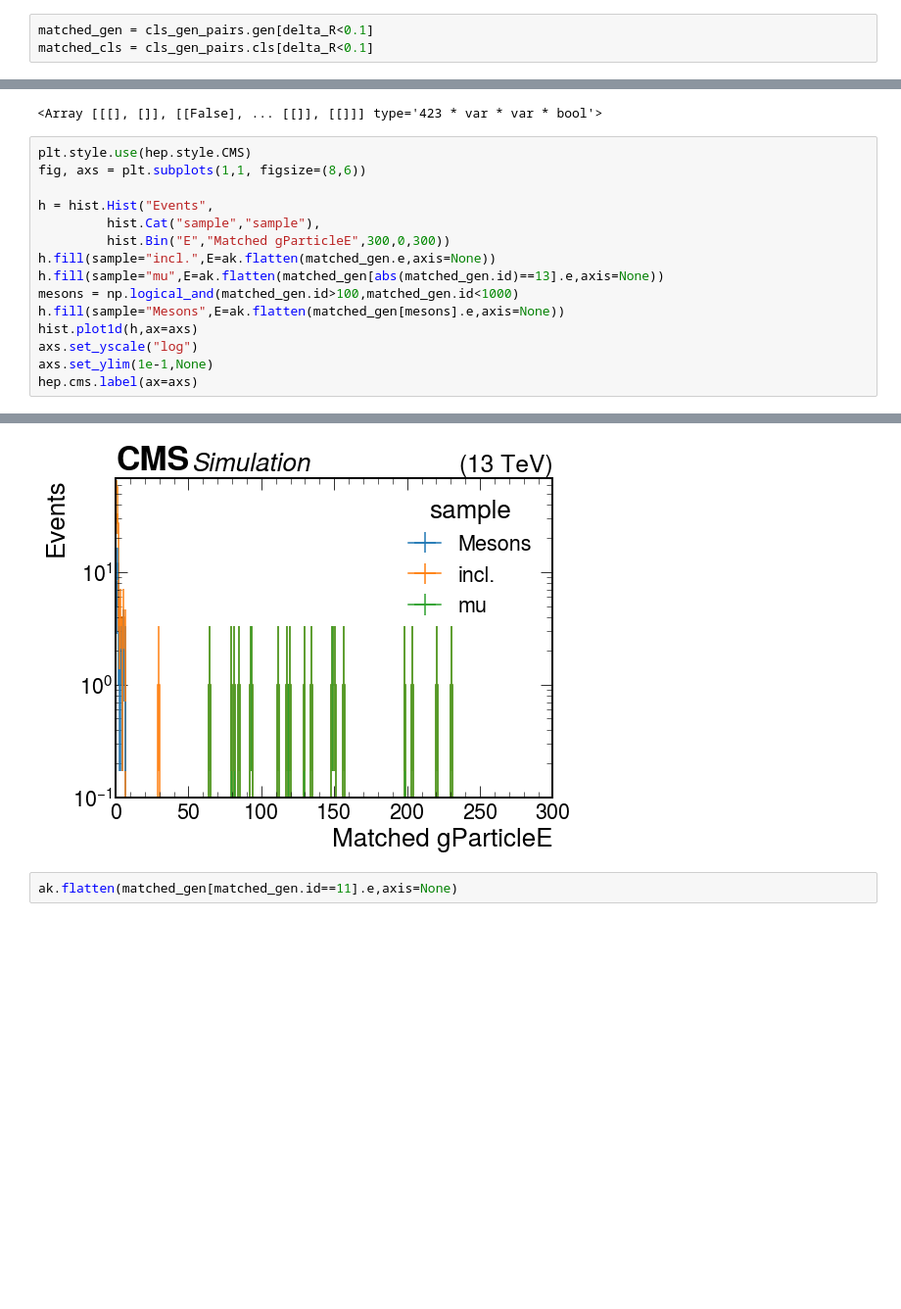
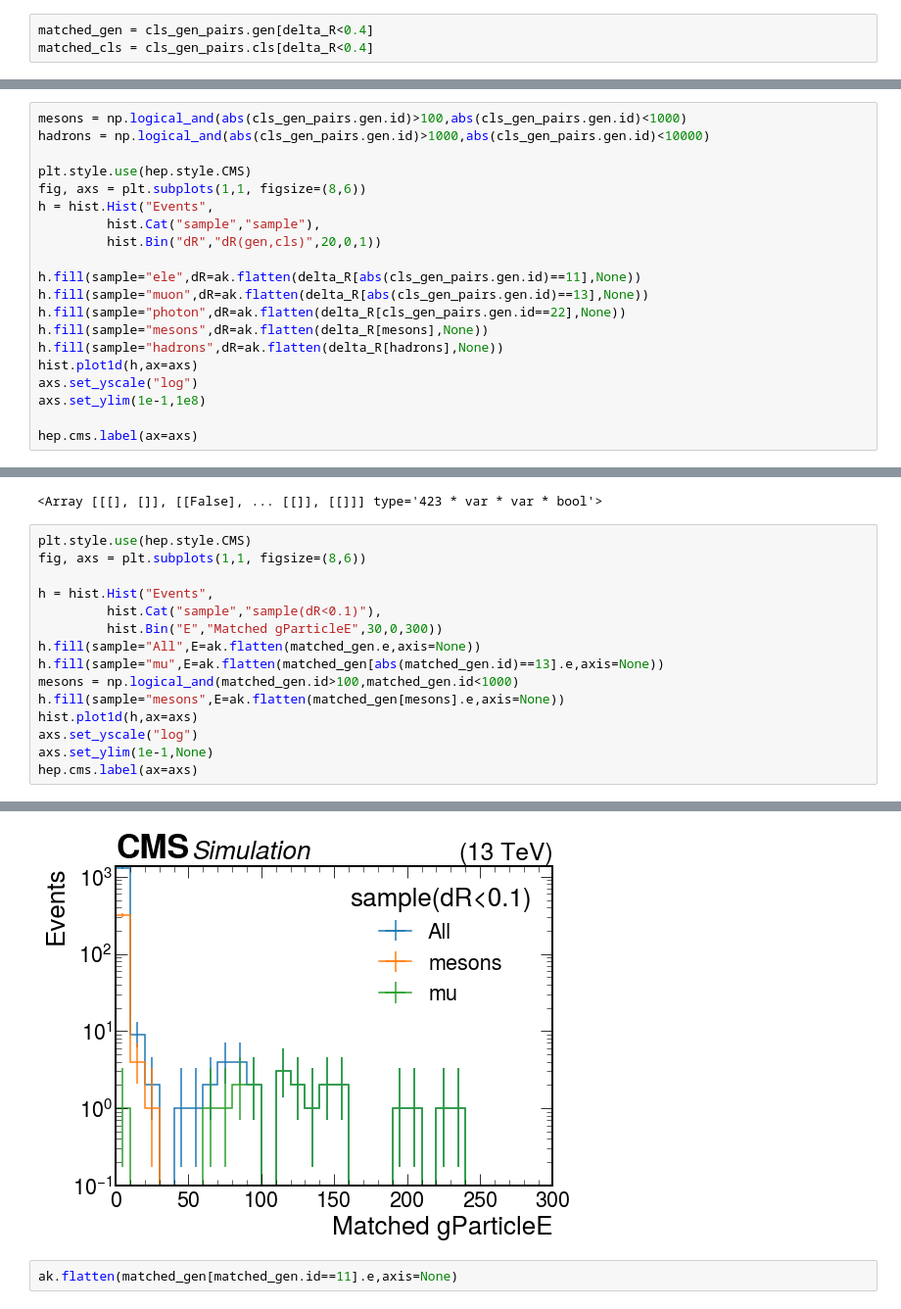
Before and after one commit to kakwok/LLP_coffea, a Jupyter notebook: notebook/SkimCheck.ipynb, the cells around one changed output, grey strips where cells are left out. Shown: that part at 98% size. Cells and saved outputs as stored; diff of their text form; blank space fills up the shorter version.

```diff
--- a/notebook/SkimCheck.ipynb
+++ b/notebook/SkimCheck.ipynb
@@ -120,5 +126,5 @@ Number of pairs of 2nd clusters in the first event =  418
 # comput all delta R between all pairs
 delta_R = cls_gen_pairs.cls.delta_r(cls_gen_pairs.gen)
 # %%
-matched_gen = cls_gen_pairs.gen[delta_R<0.1]
-matched_cls = cls_gen_pairs.cls[delta_R<0.1]
+matched_gen = cls_gen_pairs.gen[delta_R<0.4]
+matched_cls = cls_gen_pairs.cls[delta_R<0.4]
@@ -130,3 +158,23 @@ matched_gen.e
 np.unique(ak.flatten(np.abs(matched_gen.id),axis=None)).to_list()
 # %% [output]
 [11, 13, 22, 130, 211, 310, 321, 2112, 2212]
+# %%
+mesons = np.logical_and(abs(cls_gen_pairs.gen.id)>100,abs(cls_gen_pairs.gen.id)<1000)
+hadrons = np.logical_and(abs(cls_gen_pairs.gen.id)>1000,abs(cls_gen_pairs.gen.id)<10000)
+
+plt.style.use(hep.style.CMS)
+fig, axs = plt.subplots(1,1, figsize=(8,6))
+h = hist.Hist("Events",
+         hist.Cat("sample","sample"),
+         hist.Bin("dR","dR(gen,cls)",20,0,1))
+
+h.fill(sample="ele",dR=ak.flatten(delta_R[abs(cls_gen_pairs.gen.id)==11],None))
+h.fill(sample="muon",dR=ak.flatten(delta_R[abs(cls_gen_pairs.gen.id)==13],None))
+h.fill(sample="photon",dR=ak.flatten(delta_R[cls_gen_pairs.gen.id==22],None))
+h.fill(sample="mesons",dR=ak.flatten(delta_R[mesons],None))
+h.fill(sample="hadrons",dR=ak.flatten(delta_R[hadrons],None))
+hist.plot1d(h,ax=axs)
+axs.set_yscale("log")
+axs.set_ylim(1e-1,1e8)
+
+hep.cms.label(ax=axs)
@@ -154,22 +208,22 @@ abs(matched_gen.id)>100
 # %%
 plt.style.use(hep.style.CMS)
 fig, axs = plt.subplots(1,1, figsize=(8,6))
 
 h = hist.Hist("Events",
-         hist.Cat("sample","sample"),
-         hist.Bin("E","Matched gParticleE",300,0,300))
-h.fill(sample="incl.",E=ak.flatten(matched_gen.e,axis=None))
+         hist.Cat("sample","sample(dR<0.1)"),
+         hist.Bin("E","Matched gParticleE",30,0,300))
+h.fill(sample="All",E=ak.flatten(matched_gen.e,axis=None))
 h.fill(sample="mu",E=ak.flatten(matched_gen[abs(matched_gen.id)==13].e,axis=None))
 mesons = np.logical_and(matched_gen.id>100,matched_gen.id<1000)
-h.fill(sample="Mesons",E=ak.flatten(matched_gen[mesons].e,axis=None))
+h.fill(sample="mesons",E=ak.flatten(matched_gen[mesons].e,axis=None))
 hist.plot1d(h,ax=axs)
 axs.set_yscale("log")
 axs.set_ylim(1e-1,None)
 hep.cms.label(ax=axs)
 # %% [output]
 (exptext: Custom Text(0.001, 1, 'CMS'),
  expsuffix: Custom Text(0.001, 1.005, 'Simulation'))
-[figure, old version]
+[figure, new version]
 # %%
 ak.flatten(matched_gen[matched_gen.id==11].e,axis=None)
 # %% [output]
```
Also changed, not shown: parts of 12 cells of this notebook.
